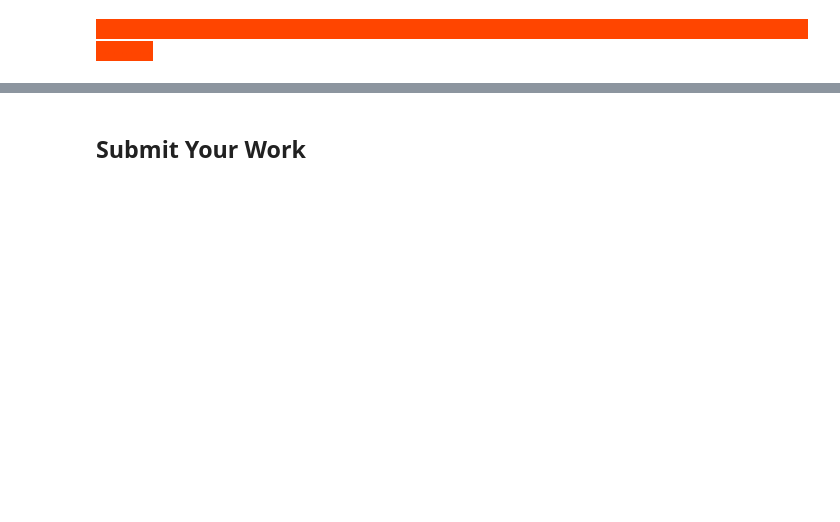
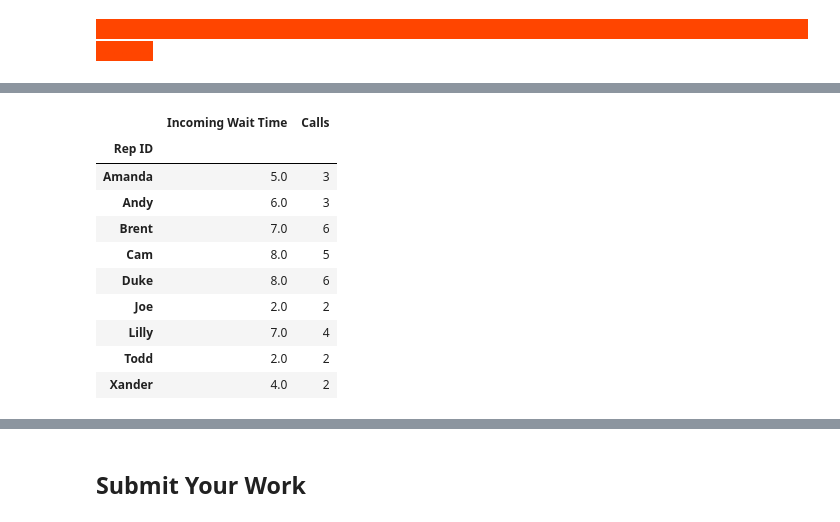
Before and after one commit to gildedgardenia/DA-Assignment-2, a Jupyter notebook: Assignment-2-Solutions.ipynb, the cells around one changed output, grey strips where cells are left out. Saved outputs shown, nothing was run; the diff lists cells and outputs as text; code cells hidden in the pictures; blank space fills up the shorter version.

```diff
--- a/Assignment-2-Solutions.ipynb
+++ b/Assignment-2-Solutions.ipynb
@@ -268,0 +291,14 @@ For each chart you created, eplain why you chose the chart style.
+# %%
+a
+# %% [output]
+|  | Incoming Wait Time | Calls |
+| Rep ID |  |  |
+| Amanda | 5.0 | 3 |
+| Andy | 6.0 | 3 |
+| Brent | 7.0 | 6 |
+| Cam | 8.0 | 5 |
+| Duke | 8.0 | 6 |
+| Joe | 2.0 | 2 |
+| Lilly | 7.0 | 4 |
+| Todd | 2.0 | 2 |
+| Xander | 4.0 | 2 |
```
Also changed, not shown: parts of 44 cells of this notebook.
